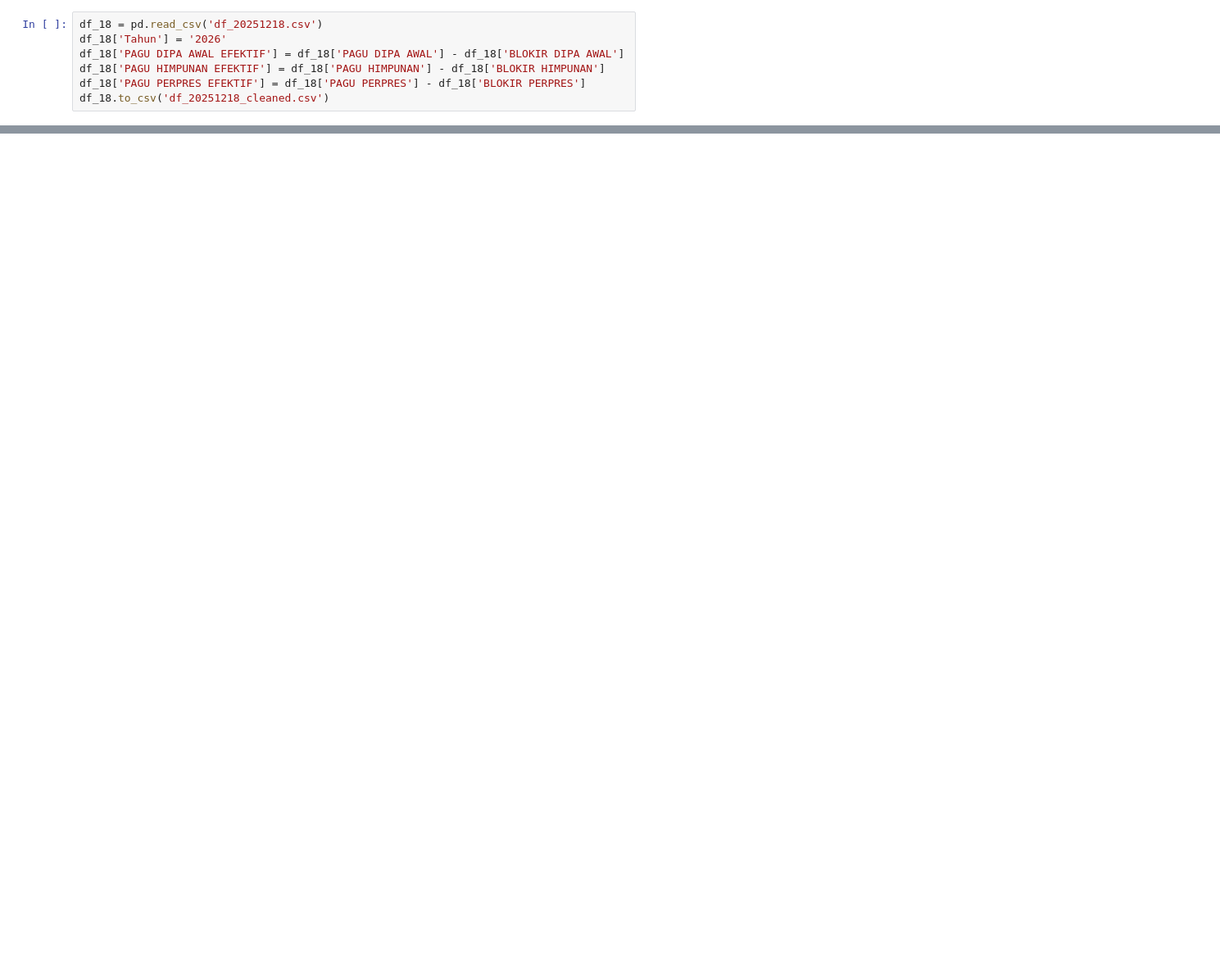
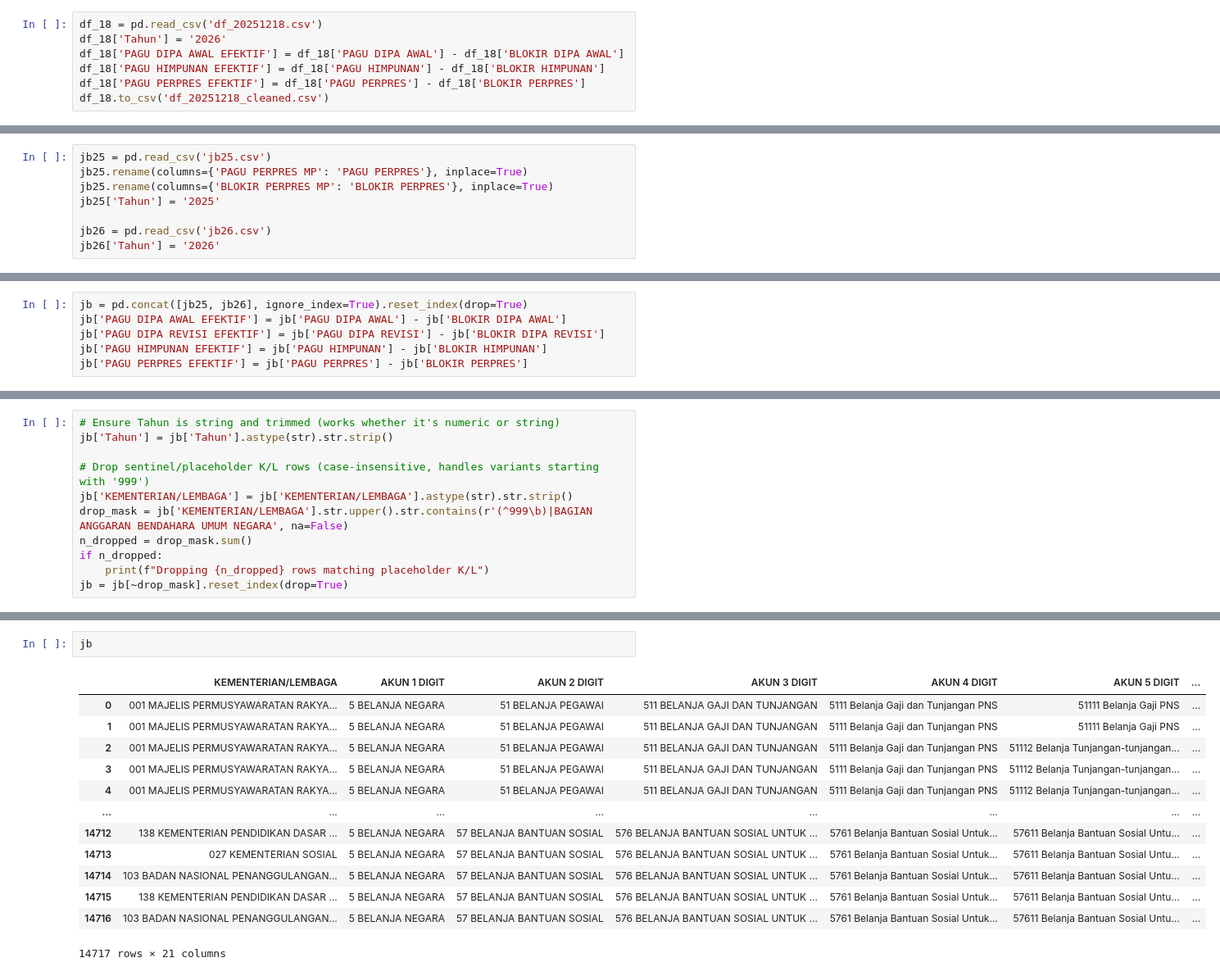
Before and after one commit to tubankum3/dashanggaran, a Jupyter notebook: dash_cleaning.ipynb, the cells around one changed output, grey strips where cells are left out. Shown: that part at 82% size. Drawn from its saved outputs; the diff is of its cells as text; blank space fills up the shorter version.

```diff
--- a/dash_cleaning.ipynb
+++ b/dash_cleaning.ipynb
@@ -199,0 +202,8 @@ df_18.to_csv('df_20251218_cleaned.csv')
+# %%
+jb25 = pd.read_csv('jb25.csv')
+jb25.rename(columns={'PAGU PERPRES MP': 'PAGU PERPRES'}, inplace=True)
+jb25.rename(columns={'BLOKIR PERPRES MP': 'BLOKIR PERPRES'}, inplace=True)
+jb25['Tahun'] = '2025'
+
+jb26 = pd.read_csv('jb26.csv')
+jb26['Tahun'] = '2026'
@@ -199,0 +251,6 @@ df_18.to_csv('df_20251218_cleaned.csv')
+# %%
+jb = pd.concat([jb25, jb26], ignore_index=True).reset_index(drop=True)
+jb['PAGU DIPA AWAL EFEKTIF'] = jb['PAGU DIPA AWAL'] - jb['BLOKIR DIPA AWAL']
+jb['PAGU DIPA REVISI EFEKTIF'] = jb['PAGU DIPA REVISI'] - jb['BLOKIR DIPA REVISI']
+jb['PAGU HIMPUNAN EFEKTIF'] = jb['PAGU HIMPUNAN'] - jb['BLOKIR HIMPUNAN']
+jb['PAGU PERPRES EFEKTIF'] = jb['PAGU PERPRES'] - jb['BLOKIR PERPRES']
@@ -199,0 +273,11 @@ df_18.to_csv('df_20251218_cleaned.csv')
+# %%
+# Ensure Tahun is string and trimmed (works whether it's numeric or string)
+jb['Tahun'] = jb['Tahun'].astype(str).str.strip()
+
+# Drop sentinel/placeholder K/L rows (case-insensitive, handles variants starting with '999')
+jb['KEMENTERIAN/LEMBAGA'] = jb['KEMENTERIAN/LEMBAGA'].astype(str).str.strip()
+drop_mask = jb['KEMENTERIAN/LEMBAGA'].str.upper().str.contains(r'(^999\b)|BAGIAN ANGGARAN BENDAHARA UMUM NEGARA', na=False)
+n_dropped = drop_mask.sum()
+if n_dropped:
+    print(f"Dropping {n_dropped} rows matching placeholder K/L")
+jb = jb[~drop_mask].reset_index(drop=True)
@@ -199,0 +295,16 @@ df_18.to_csv('df_20251218_cleaned.csv')
+# %%
+jb
+# %% [output]
+|  | KEMENTERIAN/LEMBAGA | AKUN 1 DIGIT | AKUN 2 DIGIT | AKUN 3 DIGIT | AKUN 4 DIGIT | AKUN 5 DIGIT | ... |
+| 0 | 001 MAJELIS PERMUSYAWARATAN RAKYA... | 5 BELANJA NEGARA | 51 BELANJA PEGAWAI | 511 BELANJA GAJI DAN TUNJANGAN | 5111 Belanja Gaji dan Tunjangan PNS | 51111 Belanja Gaji PNS | ... |
+| 1 | 001 MAJELIS PERMUSYAWARATAN RAKYA... | 5 BELANJA NEGARA | 51 BELANJA PEGAWAI | 511 BELANJA GAJI DAN TUNJANGAN | 5111 Belanja Gaji dan Tunjangan PNS | 51111 Belanja Gaji PNS | ... |
+| 2 | 001 MAJELIS PERMUSYAWARATAN RAKYA... | 5 BELANJA NEGARA | 51 BELANJA PEGAWAI | 511 BELANJA GAJI DAN TUNJANGAN | 5111 Belanja Gaji dan Tunjangan PNS | 51112 Belanja Tunjangan-tunjangan... | ... |
+| 3 | 001 MAJELIS PERMUSYAWARATAN RAKYA... | 5 BELANJA NEGARA | 51 BELANJA PEGAWAI | 511 BELANJA GAJI DAN TUNJANGAN | 5111 Belanja Gaji dan Tunjangan PNS | 51112 Belanja Tunjangan-tunjangan... | ... |
+| 4 | 001 MAJELIS PERMUSYAWARATAN RAKYA... | 5 BELANJA NEGARA | 51 BELANJA PEGAWAI | 511 BELANJA GAJI DAN TUNJANGAN | 5111 Belanja Gaji dan Tunjangan PNS | 51112 Belanja Tunjangan-tunjangan... | ... |
+| ... | ... | ... | ... | ... | ... | ... | ... |
+| 14712 | 138 KEMENTERIAN PENDIDIKAN DASAR ... | 5 BELANJA NEGARA | 57 BELANJA BANTUAN SOSIAL | 576 BELANJA BANTUAN SOSIAL UNTUK ... | 5761 Belanja Bantuan Sosial Untuk... | 57611 Belanja Bantuan Sosial Untu... | ... |
+| 14713 | 027 KEMENTERIAN SOSIAL | 5 BELANJA NEGARA | 57 BELANJA BANTUAN SOSIAL | 576 BELANJA BANTUAN SOSIAL UNTUK ... | 5761 Belanja Bantuan Sosial Untuk... | 57611 Belanja Bantuan Sosial Untu... | ... |
+| 14714 | 103 BADAN NASIONAL PENANGGULANGAN... | 5 BELANJA NEGARA | 57 BELANJA BANTUAN SOSIAL | 576 BELANJA BANTUAN SOSIAL UNTUK ... | 5761 Belanja Bantuan Sosial Untuk... | 57611 Belanja Bantuan Sosial Untu... | ... |
+| 14715 | 138 KEMENTERIAN PENDIDIKAN DASAR ... | 5 BELANJA NEGARA | 57 BELANJA BANTUAN SOSIAL | 576 BELANJA BANTUAN SOSIAL UNTUK ... | 5761 Belanja Bantuan Sosial Untuk... | 57611 Belanja Bantuan Sosial Untu... | ... |
+| 14716 | 103 BADAN NASIONAL PENANGGULANGAN... | 5 BELANJA NEGARA | 57 BELANJA BANTUAN SOSIAL | 576 BELANJA BANTUAN SOSIAL UNTUK ... | 5761 Belanja Bantuan Sosial Untuk... | 57611 Belanja Bantuan Sosial Untu... | ... |
+14717 rows × 21 columns
```
Also changed, not shown: parts of 6 cells of this notebook, 3 other files.
